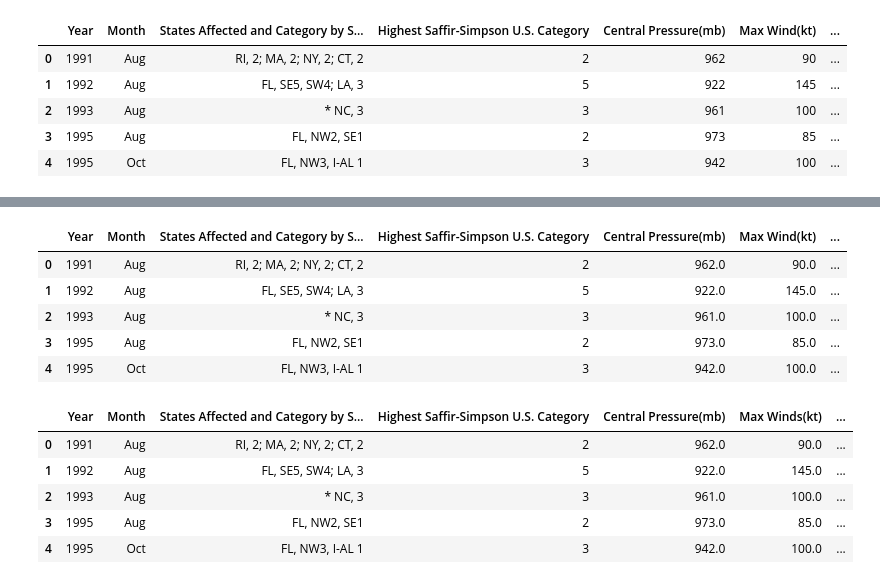
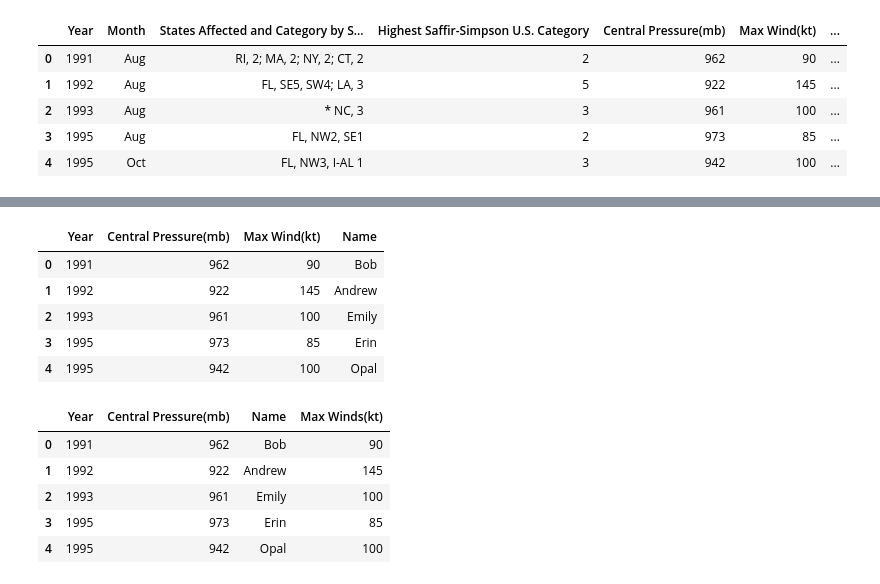
Before and after one commit to himalayahall/DATA608, a Jupyter notebook: Story 5/DataWrangling.ipynb, the cells around one changed output, grey strips where cells are left out. Saved outputs shown, nothing was run; the diff lists cells and outputs as text; code cells hidden in the pictures.

```diff
--- a/Story 5/DataWrangling.ipynb
+++ b/Story 5/DataWrangling.ipynb
@@ -96,24 +67,22 @@ memory usage: 12.1 KB
 # %%
-hurricanes_usa_landfalls_df = hurricanes_usa_landfalls_df.astype({'Year':'int', 'Month':'string', 'States Affected and Category by States': 'string',
-                                                                        'Highest Saffir-Simpson U.S. Category': 'string',
-                                                                        'Central Pressure(mb)' : 'float',
-                                                                        'Max Wind(kt)': 'float', 'Name': 'string'})
+hurricanes_usa_landfalls_df = hurricanes_usa_landfalls_df.drop(columns=['States Affected and Category by States', 'Highest Saffir-Simpson U.S. Category', 'Month']).dropna().drop_duplicates()
+hurricanes_usa_landfalls_df.reset_index(drop=True, inplace=True)
 hurricanes_usa_landfalls_df.head()
 # %% [output]
-|  | Year | Month | States Affected and Category by S... | Highest Saffir-Simpson U.S. Category | Central Pressure(mb) | Max Wind(kt) | ... |
-| 0 | 1991 | Aug | RI, 2; MA, 2; NY, 2; CT, 2 | 2 | 962.0 | 90.0 | ... |
-| 1 | 1992 | Aug | FL, SE5, SW4; LA, 3 | 5 | 922.0 | 145.0 | ... |
-| 2 | 1993 | Aug | * NC, 3 | 3 | 961.0 | 100.0 | ... |
-| 3 | 1995 | Aug | FL, NW2, SE1 | 2 | 973.0 | 85.0 | ... |
-| 4 | 1995 | Oct | FL, NW3, I-AL 1 | 3 | 942.0 | 100.0 | ... |
+|  | Year | Central Pressure(mb) | Max Wind(kt) | Name |
+| 0 | 1991 | 962 | 90 | Bob |
+| 1 | 1992 | 922 | 145 | Andrew |
+| 2 | 1993 | 961 | 100 | Emily |
+| 3 | 1995 | 973 | 85 | Erin |
+| 4 | 1995 | 942 | 100 | Opal |
 # %%
 max_wind = hurricanes_usa_landfalls_df.pop('Max Wind(kt)')
-hurricanes_usa_landfalls_df.insert(5, 'Max Winds(kt)', max_wind)
+hurricanes_usa_landfalls_df['Max Winds(kt)'] = max_wind
 hurricanes_usa_landfalls_df.head()
 # %% [output]
-|  | Year | Month | States Affected and Category by S... | Highest Saffir-Simpson U.S. Category | Central Pressure(mb) | Max Winds(kt) | ... |
-| 0 | 1991 | Aug | RI, 2; MA, 2; NY, 2; CT, 2 | 2 | 962.0 | 90.0 | ... |
-| 1 | 1992 | Aug | FL, SE5, SW4; LA, 3 | 5 | 922.0 | 145.0 | ... |
-| 2 | 1993 | Aug | * NC, 3 | 3 | 961.0 | 100.0 | ... |
-| 3 | 1995 | Aug | FL, NW2, SE1 | 2 | 973.0 | 85.0 | ... |
-| 4 | 1995 | Oct | FL, NW3, I-AL 1 | 3 | 942.0 | 100.0 | ... |
+|  | Year | Central Pressure(mb) | Name | Max Winds(kt) |
+| 0 | 1991 | 962 | Bob | 90 |
+| 1 | 1992 | 922 | Andrew | 145 |
+| 2 | 1993 | 961 | Emily | 100 |
+| 3 | 1995 | 973 | Erin | 85 |
+| 4 | 1995 | 942 | Opal | 100 |
```
Also changed, not shown: parts of 19 cells of this notebook, 6 other files.
